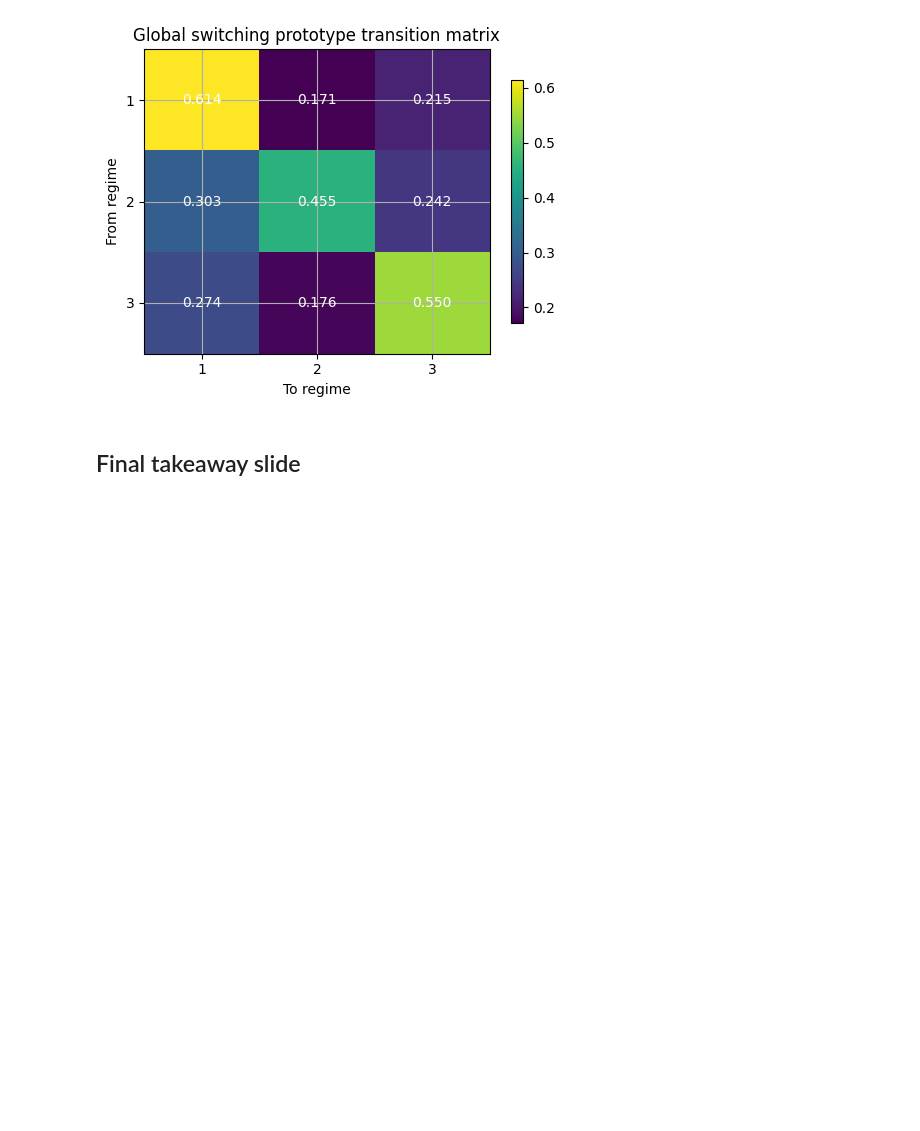
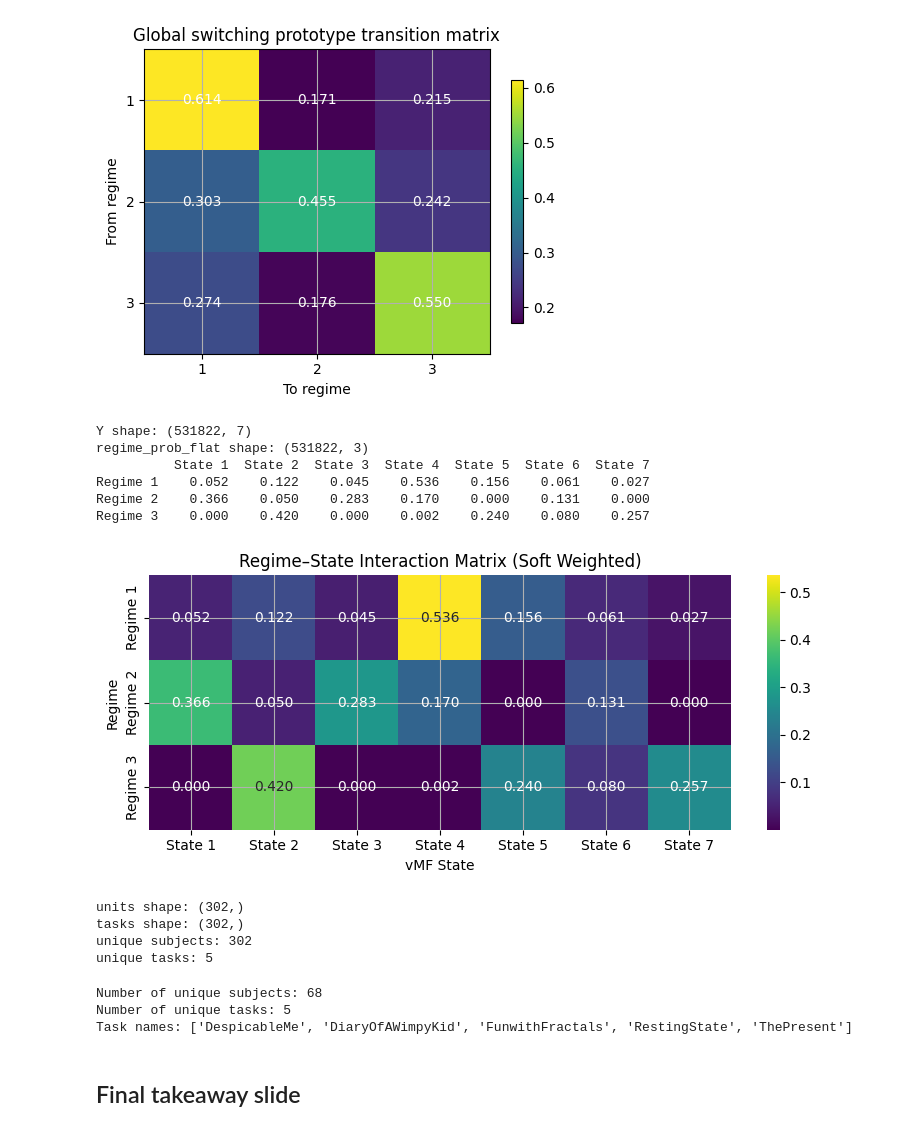
Before and after one commit to navidbahadoran/EEG-Research, a Jupyter notebook: notebooks/final_model_analysis.ipynb, the cells around one changed output. Saved outputs shown, nothing was run; the diff lists cells and outputs as text; code cells hidden in the pictures; blank space fills up the shorter version.

```diff
--- a/notebooks/final_model_analysis.ipynb
+++ b/notebooks/final_model_analysis.ipynb
@@ -979,6 +979,81 @@ else:
 | from_regime_2 | 0.302990 | 0.454837 | 0.242173 |
 | from_regime_3 | 0.274010 | 0.176489 | 0.549501 |
 [figure]
+# %%
+loaded = np.load(OUTPUT_DIR / 'unit_switching_pvar_k3_artifacts.npz', allow_pickle=True)
+# %%
+import numpy as np
+import pandas as pd
+import seaborn as sns
+import matplotlib.pyplot as plt
+
+Y = loaded["y_true_oof"]                     # (531822, 7)
+regime_prob = loaded["regime_prob_filt"]    # (302, 1761, 3)
+
+# Flatten regime probabilities to match Y
+regime_prob_flat = regime_prob.reshape(-1, regime_prob.shape[-1])   # (531822, 3)
+
+print("Y shape:", Y.shape)
+print("regime_prob_flat shape:", regime_prob_flat.shape)
+
+n_regimes = regime_prob_flat.shape[1]
+n_states = Y.shape[1]
+
+regime_state_soft = np.zeros((n_regimes, n_states))
+
+for k in range(n_regimes):
+    w = regime_prob_flat[:, k]
+    regime_state_soft[k, :] = (w[:, None] * Y).sum(axis=0) / w.sum()
+
+regime_state_soft_df = pd.DataFrame(
+    regime_state_soft,
+    index=[f"Regime {k+1}" for k in range(n_regimes)],
+    columns=[f"State {j+1}" for j in range(n_states)]
+)
+
+print(regime_state_soft_df.round(3))
+
+plt.figure(figsize=(8, 3.5))
+sns.heatmap(regime_state_soft_df, cmap="viridis", annot=True, fmt=".3f")
+plt.xlabel("vMF State")
+plt.ylabel("Regime")
+plt.title("Regime–State Interaction Matrix (Soft Weighted)")
+plt.tight_layout()
+plt.savefig("fig_regime_state_interaction_soft.png", dpi=300)
+plt.show()
+# %% [output]
+Y shape: (531822, 7)
+regime_prob_flat shape: (531822, 3)
+          State 1  State 2  State 3  State 4  State 5  State 6  State 7
+Regime 1    0.052    0.122    0.045    0.536    0.156    0.061    0.027
+Regime 2    0.366    0.050    0.283    0.170    0.000    0.131    0.000
+Regime 3    0.000    0.420    0.000    0.002    0.240    0.080    0.257
+[figure, added]
+# %%
+units = loaded["units"]
+tasks = loaded["tasks"]
+
+print("units shape:", units.shape)
+print("tasks shape:", tasks.shape)
+
+print("unique subjects:", len(np.unique(units)))
+print("unique tasks:", len(np.unique(tasks)))
+# %% [output]
+units shape: (302,)
+tasks shape: (302,)
+unique subjects: 302
+unique tasks: 5
+# %%
+subjects = [u.split("|")[0] for u in loaded["units"]]
+tasks = loaded["tasks"]
+
+print("Number of unique subjects:", len(set(subjects)))
+print("Number of unique tasks:", len(set(tasks)))
+print("Task names:", sorted(set(tasks)))
+# %% [output]
+Number of unique subjects: 68
+Number of unique tasks: 5
+Task names: ['DespicableMe', 'DiaryOfAWimpyKid', 'FunwithFractals', 'RestingState', 'ThePresent']
 # %% [markdown]
 ## Final takeaway slide
 # %%
```
